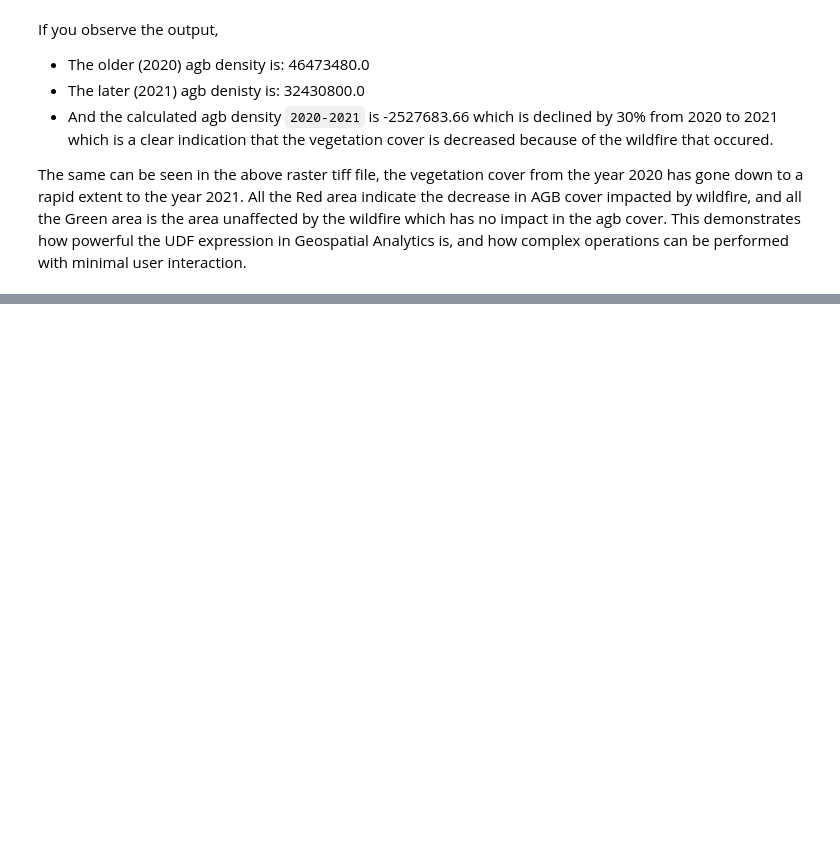
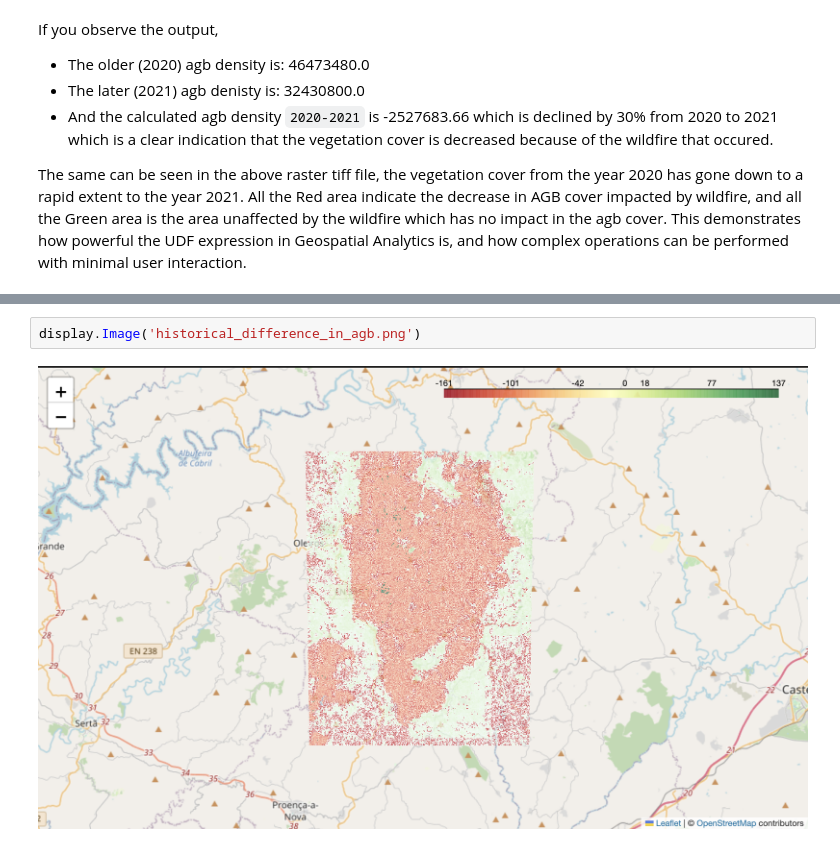
Before and after one commit to IBM/Environmental-Intelligence-Suite, a Jupyter notebook: geospatial_analytics/v4_apis/samples/industry_use_cases/disaster_events_deforestation/historical_difference_in_agb.ipynb, the cells around one changed output, grey strips where cells are left out. Cells and saved outputs as stored; diff of their text form; blank space fills up the shorter version.

```diff
--- a/geospatial_analytics/v4_apis/samples/industry_use_cases/disaster_events_deforestation/historical_difference_in_agb.ipynb
+++ b/geospatial_analytics/v4_apis/samples/industry_use_cases/disaster_events_deforestation/historical_difference_in_agb.ipynb
@@ -363,0 +295,4 @@ NYMap
+# %%
+display.Image('historical_difference_in_agb.png')
+# %% [output]
+[figure, added]
```
Also changed, not shown: parts of 12 cells of this notebook, 5 other files.
